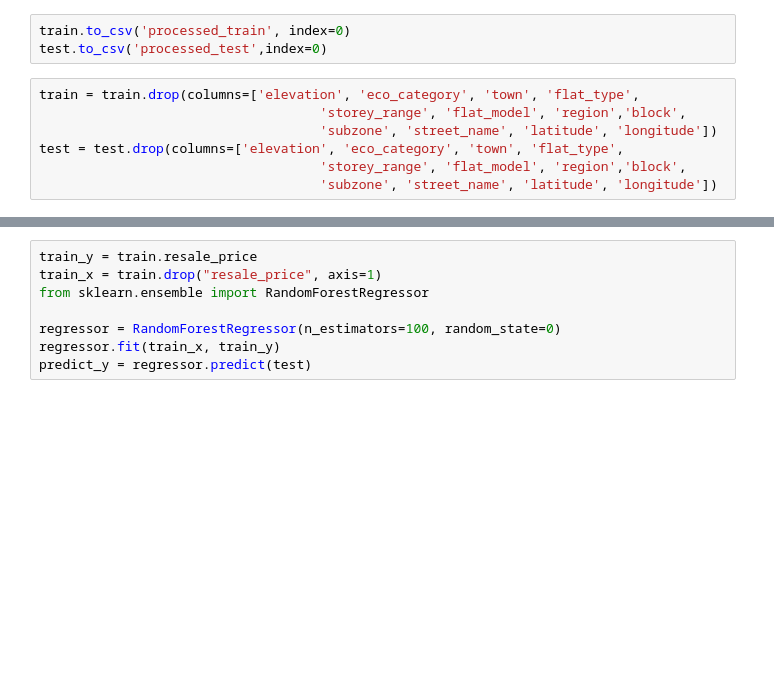
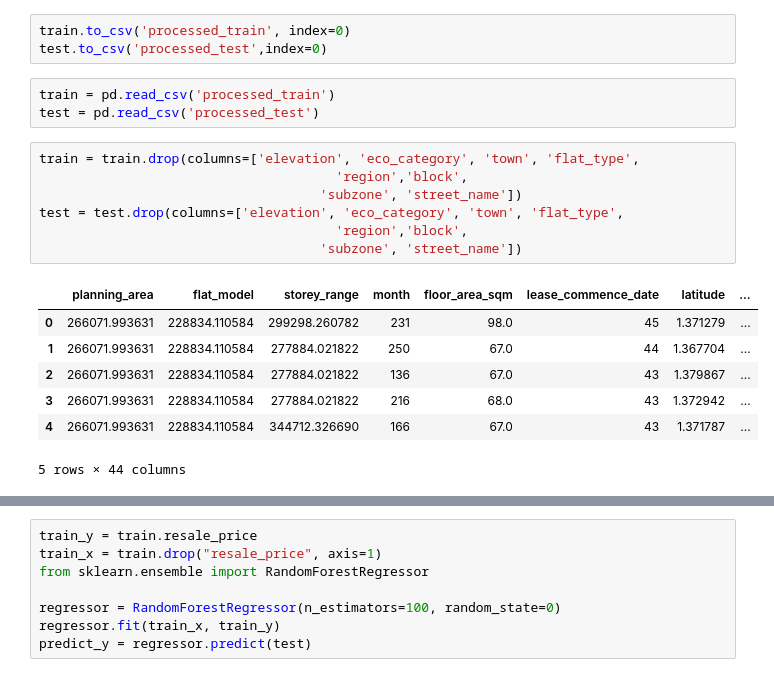
Before and after one commit to Mr-Bright/cs5228, a Jupyter notebook: mini_project.ipynb, the cells around one changed output, grey strips where cells are left out. Saved outputs shown, nothing was run; the diff lists cells and outputs as text; blank space fills up the shorter version.

```diff
--- a/mini_project.ipynb
+++ b/mini_project.ipynb
@@ -214,10 +214,21 @@ train.head()
 # %%
 train.to_csv('processed_train', index=0)
 test.to_csv('processed_test',index=0)
+# %%
+train = pd.read_csv('processed_train')
+test = pd.read_csv('processed_test')
 # %%
 train = train.drop(columns=['elevation', 'eco_category', 'town', 'flat_type',
-                                    'storey_range', 'flat_model', 'region','block',
-                                    'subzone', 'street_name', 'latitude', 'longitude'])
+                                      'region','block',
+                                    'subzone', 'street_name'])
 test = test.drop(columns=['elevation', 'eco_category', 'town', 'flat_type',
-                                    'storey_range', 'flat_model', 'region','block',
-                                    'subzone', 'street_name', 'latitude', 'longitude'])
+                                      'region','block',
+                                    'subzone', 'street_name'])
+# %% [output]
+|  | planning_area | flat_model | storey_range | month | floor_area_sqm | lease_commence_date | latitude | ... |
+| 0 | 266071.993631 | 228834.110584 | 299298.260782 | 231 | 98.0 | 45 | 1.371279 | ... |
+| 1 | 266071.993631 | 228834.110584 | 277884.021822 | 250 | 67.0 | 44 | 1.367704 | ... |
+| 2 | 266071.993631 | 228834.110584 | 277884.021822 | 136 | 67.0 | 43 | 1.379867 | ... |
+| 3 | 266071.993631 | 228834.110584 | 277884.021822 | 216 | 68.0 | 43 | 1.372942 | ... |
+| 4 | 266071.993631 | 228834.110584 | 344712.326690 | 166 | 67.0 | 43 | 1.371787 | ... |
+5 rows × 44 columns
```
Also changed, not shown: parts of 9 cells of this notebook.
